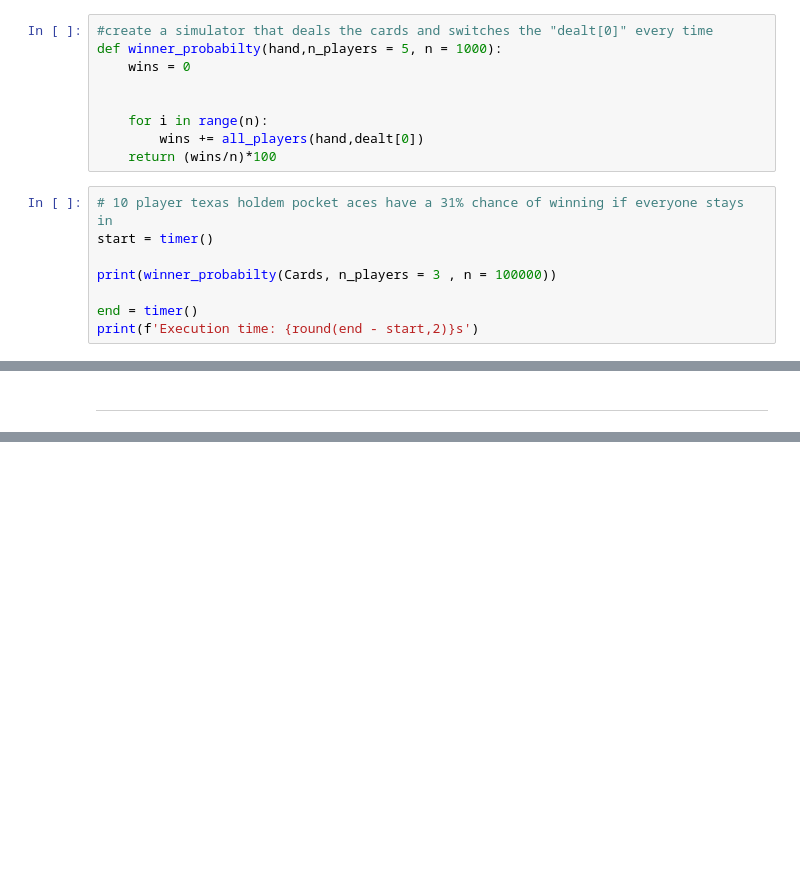
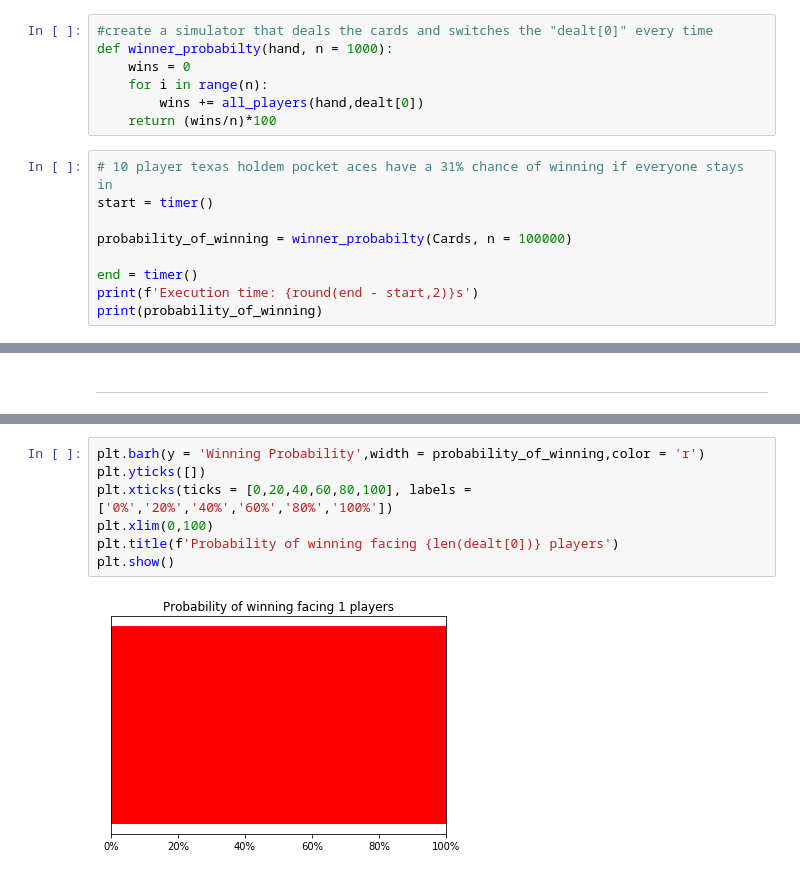
Before and after one commit to MichaelEmmert/Texas_Holdem, a Jupyter notebook: Texas_Holdem.ipynb, the cells around one changed output, grey strips where cells are left out. Cells and saved outputs as stored; diff of their text form; blank space fills up the shorter version.

```diff
--- a/Texas_Holdem.ipynb
+++ b/Texas_Holdem.ipynb
@@ -476,9 +599,7 @@ False
 # %%
 #create a simulator that deals the cards and switches the "dealt[0]" every time
-def winner_probabilty(hand,n_players = 5, n = 1000):
+def winner_probabilty(hand, n = 1000):
     wins = 0
-
-
     for i in range(n):
         wins += all_players(hand,dealt[0])
     return (wins/n)*100
@@ -486,8 +607,9 @@ def winner_probabilty(hand,n_players = 5, n = 1000):
 # 10 player texas holdem pocket aces have a 31% chance of winning if everyone stays in
 start = timer()
 
-print(winner_probabilty(Cards, n_players = 3 , n = 100000))
+probability_of_winning = winner_probabilty(Cards, n = 100000)
 
 end = timer()
 print(f'Execution time: {round(end - start,2)}s')
+print(probability_of_winning)
 # %% [output]
@@ -579,0 +723,9 @@ Execution time: 5.59s
+# %%
+plt.barh(y = 'Winning Probability',width = probability_of_winning,color = 'r')
+plt.yticks([])
+plt.xticks(ticks = [0,20,40,60,80,100], labels = ['0%','20%','40%','60%','80%','100%'])
+plt.xlim(0,100)
+plt.title(f'Probability of winning facing {len(dealt[0])} players')
+plt.show()
+# %% [output]
+[figure, added]
```
Also changed, not shown: parts of 24 cells of this notebook, 53 other files.
